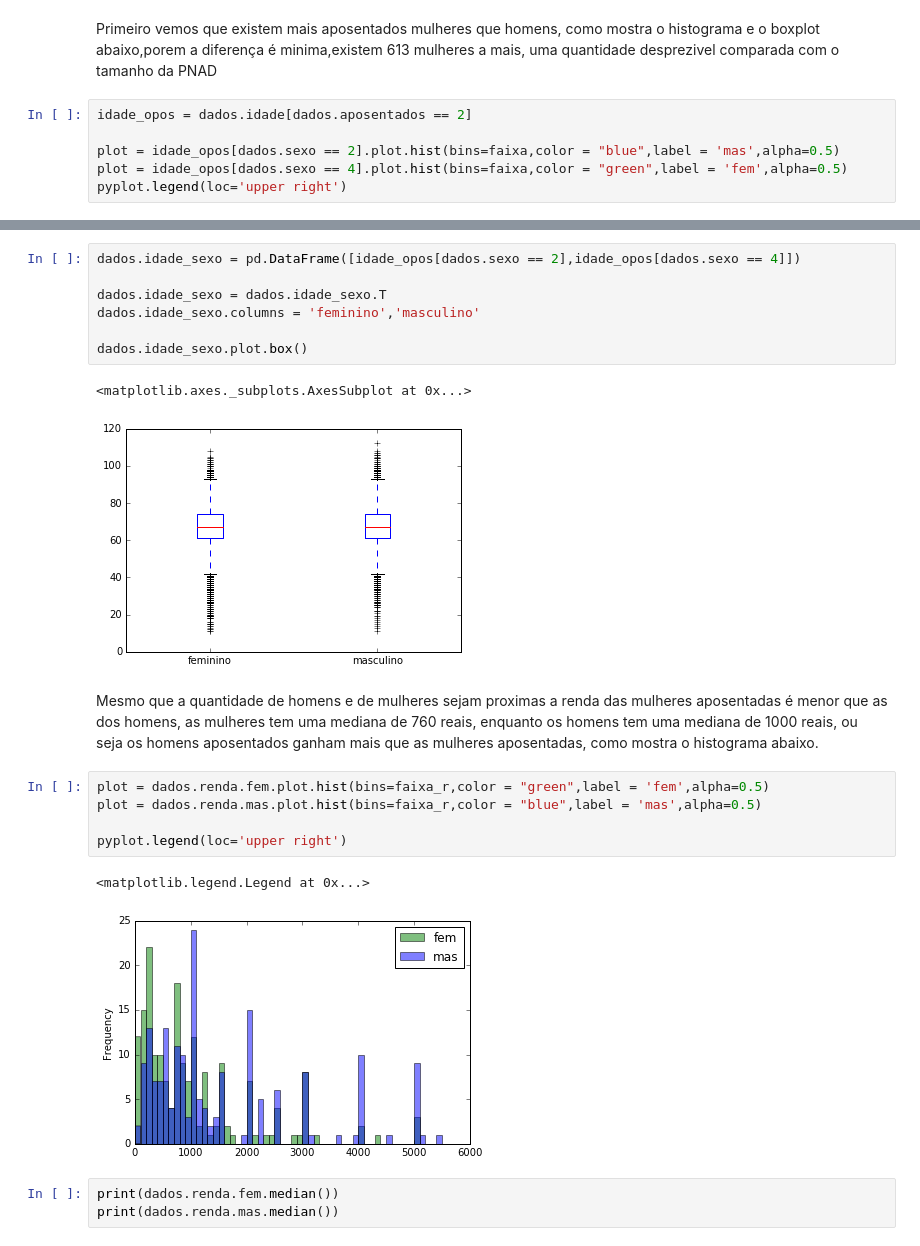
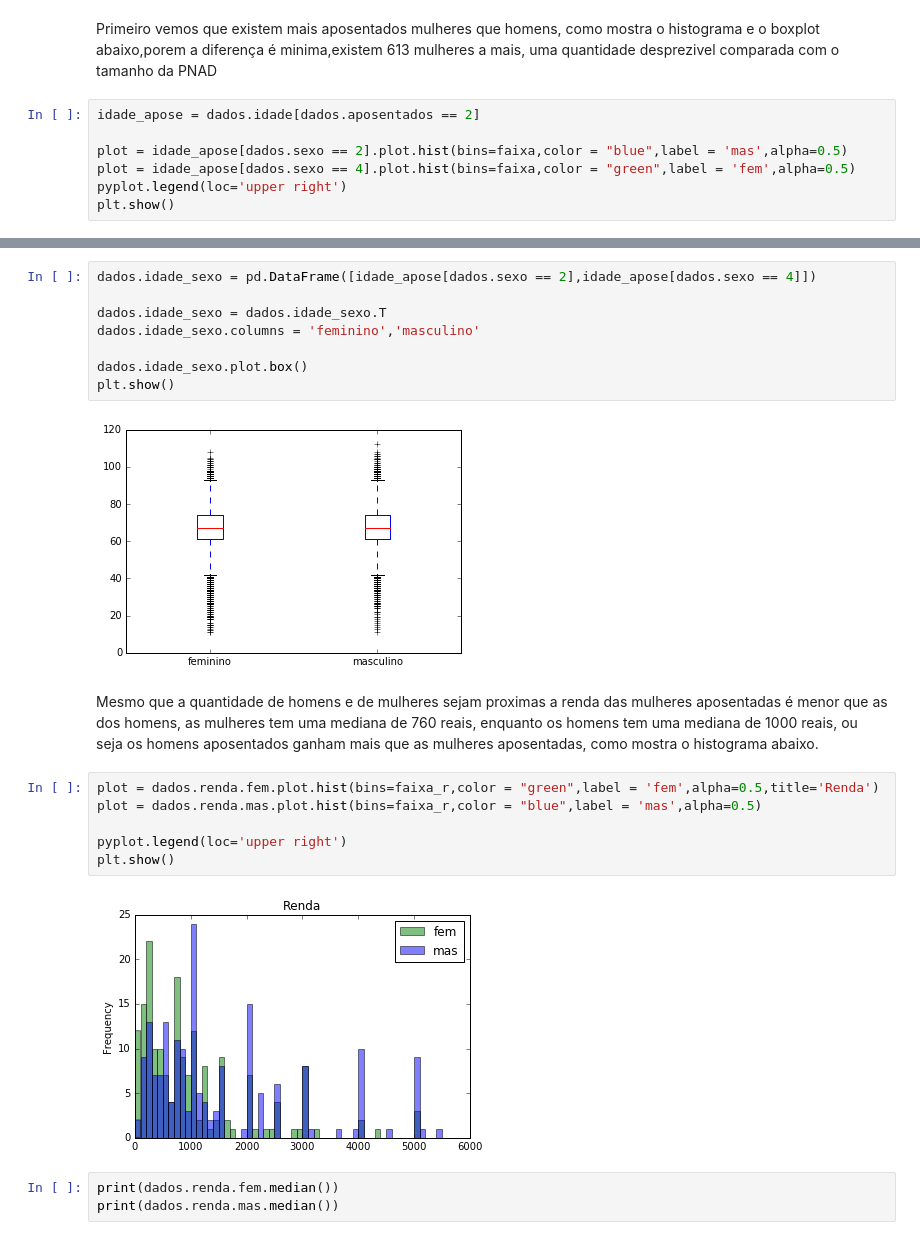
Before and after one commit to Formulos/CD, a Jupyter notebook: Projeto 1/Projeto 1.ipynb, the cells around one changed output, grey strips where cells are left out. Saved outputs shown, nothing was run; the diff lists cells and outputs as text.

```diff
--- a/Projeto 1/Projeto 1.ipynb
+++ b/Projeto 1/Projeto 1.ipynb
@@ -74,9 +58,10 @@ x = variável_idade.value_counts((True)*100).round(decimals=0)
 # %% [markdown]
 Primeiro vemos que existem mais aposentados mulheres que homens, como mostra o histograma e o boxplot abaixo,porem a diferença é minima,existem 613 mulheres a mais, uma quantidade desprezivel comparada com o tamanho da PNAD
 # %%
-idade_opos = dados.idade[dados.aposentados == 2]
+idade_apose = dados.idade[dados.aposentados == 2]
 
-plot = idade_opos[dados.sexo == 2].plot.hist(bins=faixa,color = "blue",label = 'mas',alpha=0.5)
-plot = idade_opos[dados.sexo == 4].plot.hist(bins=faixa,color = "green",label = 'fem',alpha=0.5)
+plot = idade_apose[dados.sexo == 2].plot.hist(bins=faixa,color = "blue",label = 'mas',alpha=0.5)
+plot = idade_apose[dados.sexo == 4].plot.hist(bins=faixa,color = "green",label = 'fem',alpha=0.5)
 pyplot.legend(loc='upper right')
+plt.show()
 # %% [output]
@@ -84,24 +68,24 @@ pyplot.legend(loc='upper right')
 [figure]
 # %%
-dados.idade_sexo = pd.DataFrame([idade_opos[dados.sexo == 2],idade_opos[dados.sexo == 4]])
+dados.idade_sexo = pd.DataFrame([idade_apose[dados.sexo == 2],idade_apose[dados.sexo == 4]])
 
 dados.idade_sexo = dados.idade_sexo.T
 dados.idade_sexo.columns = 'feminino','masculino'
 
 dados.idade_sexo.plot.box()
+plt.show()
 # %% [output]
-<matplotlib.axes._subplots.AxesSubplot at 0x...>
 [figure]
 # %% [markdown]
 Mesmo que a quantidade de homens e de mulheres sejam proximas a renda das mulheres aposentadas é menor que as dos homens, as mulheres tem uma mediana de 760 reais, enquanto os homens tem uma mediana de 1000 reais, ou seja os homens aposentados ganham mais que as mulheres aposentadas, como mostra o histograma abaixo.
 # %%
-plot = dados.renda.fem.plot.hist(bins=faixa_r,color = "green",label = 'fem',alpha=0.5)
+plot = dados.renda.fem.plot.hist(bins=faixa_r,color = "green",label = 'fem',alpha=0.5,title='Renda')
 plot = dados.renda.mas.plot.hist(bins=faixa_r,color = "blue",label = 'mas',alpha=0.5)
 
 pyplot.legend(loc='upper right')
+plt.show()
 # %% [output]
-<matplotlib.legend.Legend at 0x...>
-[figure, old version]
+[figure, new version]
 # %%
 print(dados.renda.fem.median())
 print(dados.renda.mas.median())
```
Also changed, not shown: parts of 5 cells of this notebook.
